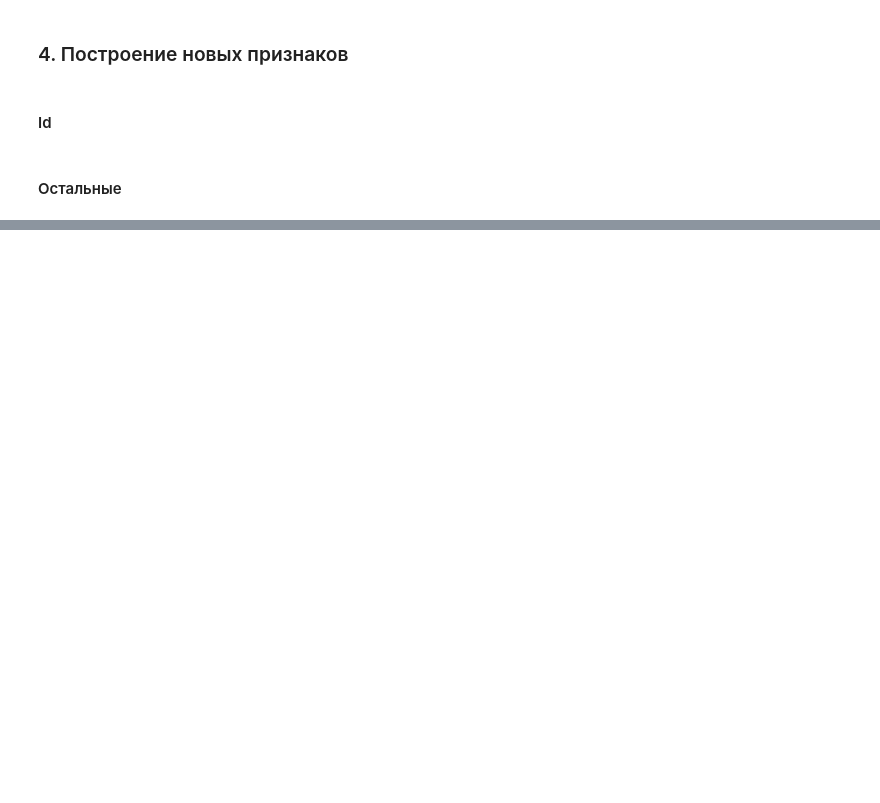
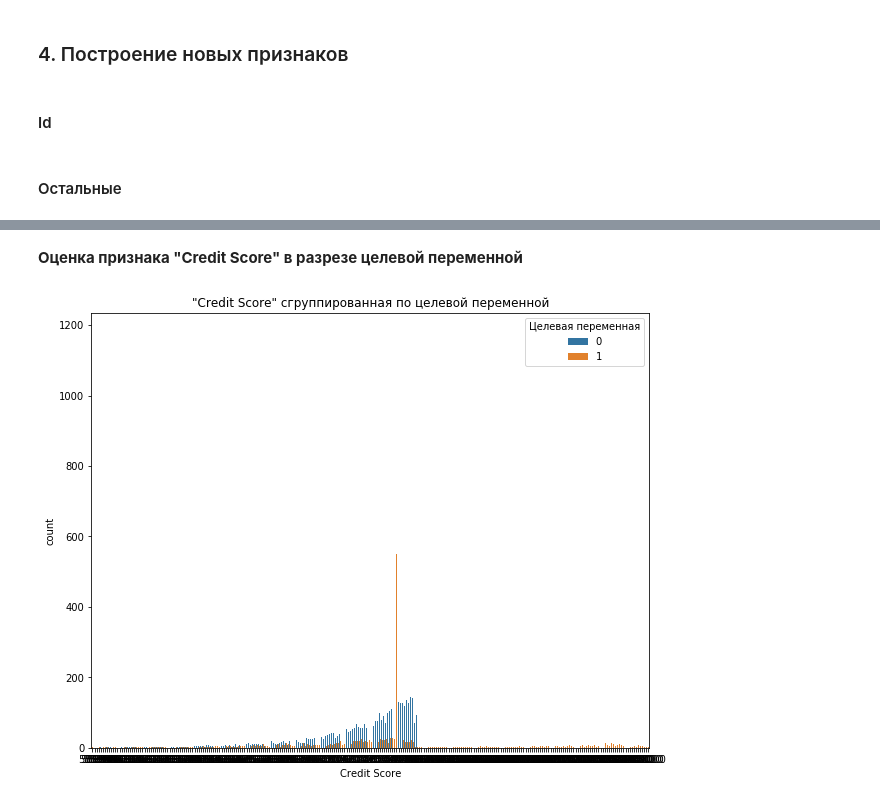
Before and after one commit to superbe/PythonLibrariesForDataScience2, a Jupyter notebook: Course project.ipynb, the cells around one changed output, grey strips where cells are left out. Drawn from its saved outputs; the diff is of its cells as text; code cells hidden in the pictures; blank space fills up the shorter version.

```diff
--- a/Course project.ipynb
+++ b/Course project.ipynb
@@ -358,0 +411,10 @@ for cat_colname in df_test.select_dtypes(include='object').columns[1:]:
+# %% [markdown]
+__Оценка признака "Credit Score" в разрезе целевой переменной__
+# %%
+plt.figure(figsize=(10, 8))
+sns.countplot(x="Credit Score", hue=TARGET_NAME, data=df_train)
+plt.title('"Credit Score" сгруппированная по целевой переменной')
+plt.legend(title='Целевая переменная', loc='upper right')
+plt.show()
+# %% [output]
+[figure, added]
```
Also changed, not shown: parts of 16 cells of this notebook.
